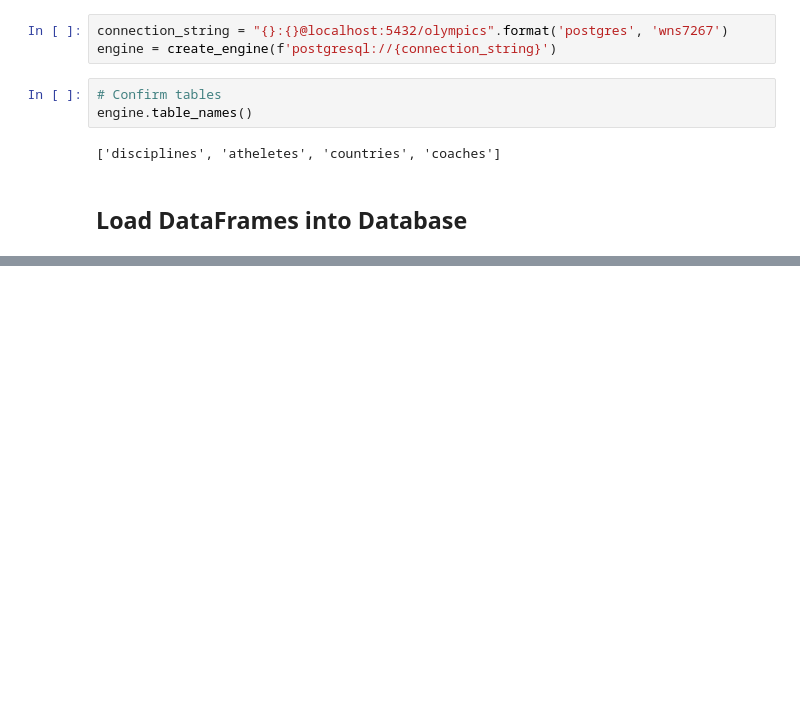
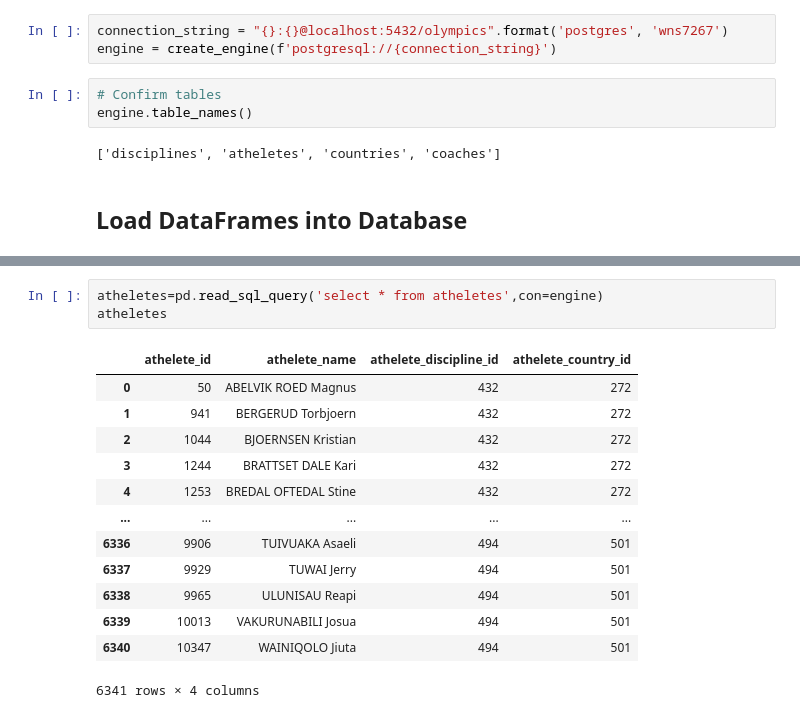
Before and after one commit to nithiyasuresh/ETL_project, a Jupyter notebook: ETL.ipynb, the cells around one changed output, grey strips where cells are left out. Cells and saved outputs as stored; diff of their text form; blank space fills up the shorter version.

```diff
--- a/ETL.ipynb
+++ b/ETL.ipynb
@@ -168,0 +233,17 @@ coaches_transformed_with_discipline_id.to_sql(name='coaches', con=engine, if_exi
+# %%
+atheletes=pd.read_sql_query('select * from atheletes',con=engine)
+atheletes
+# %% [output]
+|  | athelete_id | athelete_name | athelete_discipline_id | athelete_country_id |
+| 0 | 50 | ABELVIK ROED Magnus | 432 | 272 |
+| 1 | 941 | BERGERUD Torbjoern | 432 | 272 |
+| 2 | 1044 | BJOERNSEN Kristian | 432 | 272 |
+| 3 | 1244 | BRATTSET DALE Kari | 432 | 272 |
+| 4 | 1253 | BREDAL OFTEDAL Stine | 432 | 272 |
+| ... | ... | ... | ... | ... |
+| 6336 | 9906 | TUIVUAKA Asaeli | 494 | 501 |
+| 6337 | 9929 | TUWAI Jerry | 494 | 501 |
+| 6338 | 9965 | ULUNISAU Reapi | 494 | 501 |
+| 6339 | 10013 | VAKURUNABILI Josua | 494 | 501 |
+| 6340 | 10347 | WAINIQOLO Jiuta | 494 | 501 |
+6341 rows × 4 columns
```
Also changed, not shown: parts of 11 cells of this notebook, 1 other file.
